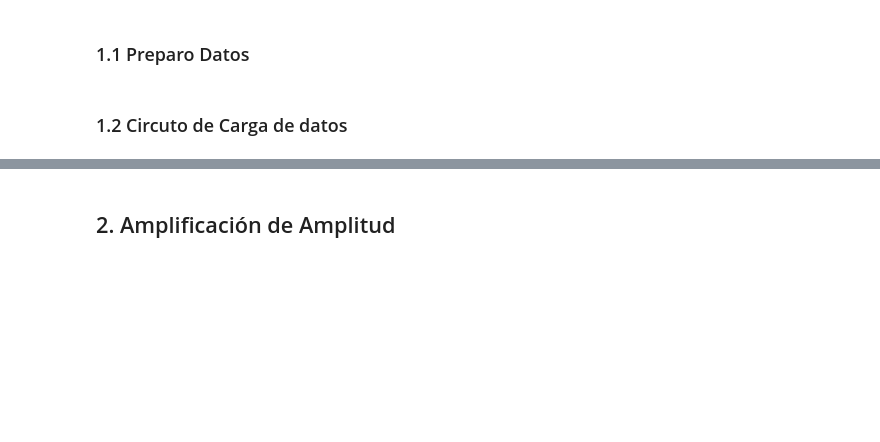
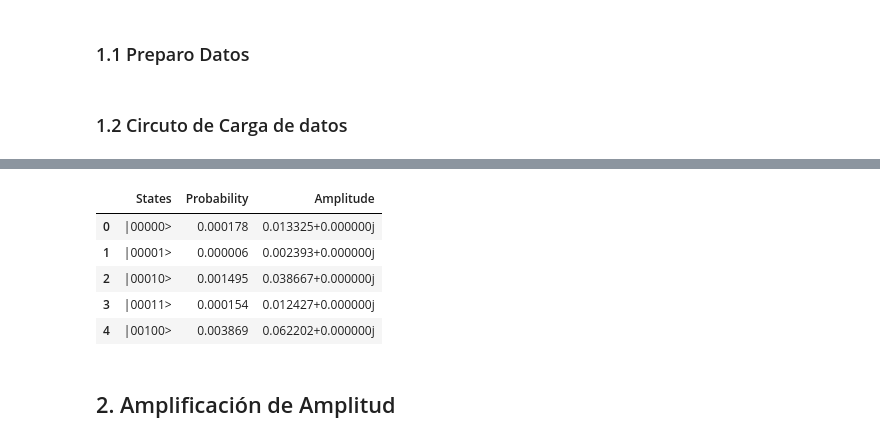
Before and after one commit to gonfeco/QLM, a Jupyter notebook: LoadProbability/QPA05_MultiplexorsWay.ipynb, the cells around one changed output, grey strips where cells are left out. Drawn from its saved outputs; the diff is of its cells as text; code cells hidden in the pictures; blank space fills up the shorter version.

Commit message:
Cambios a ser confirmados: 	modificado:     LoadProbability/QPA05_MultiplexorsWay.ipynb

```diff
--- a/LoadProbability/QPA05_MultiplexorsWay.ipynb
+++ b/LoadProbability/QPA05_MultiplexorsWay.ipynb
@@ -25 +22,4 @@ Username: gferro
+# %%
+from qat.qpus import PyLinalg
+lineal_qpu = PyLinalg()
 # %%
@@ -28,3 +30,11 @@ sys.path.append('/home/gferro/Documentos/NEASQC/ProgramasDefinitivos/')
+# %%
+def RunJob(job):
+    result = lineal_qpu.submit(job)
+    try:
+        State = PostProcessResults(result.join())
+    except AttributeError:
+        State = PostProcessResults(result)
+    return State
 # %% [markdown]
 # Quantum Phase Amplification
 # %% [markdown]
@@ -61,3 +71,7 @@ f_X = f(X)
 from QuantumMultiplexors_Module_examples import LoadingData
 # %%
 qprog = LoadingData(p_X, f_X)
+circuit = qprog.to_circ()
+%qatdisplay circuit
+job = circuit.to_job()
+InitialState = RunJob(job)
@@ -67,9 +80,12 @@ circuit = qprog.to_circ()
-# %%
-job = circuit.to_job()
-result = lineal_qpu.submit(job)
-InitialState = PostProcessResults(result.join())
 # %%
-InitialState
+InitialState.head()
+# %% [output]
+|  | States | Probability | Amplitude |
+| 0 | |00000> | 0.000178 | 0.013325+0.000000j |
+| 1 | |00001> | 0.000006 | 0.002393+0.000000j |
+| 2 | |00010> | 0.001495 | 0.038667+0.000000j |
+| 3 | |00011> | 0.000154 | 0.012427+0.000000j |
+| 4 | |00100> | 0.003869 | 0.062202+0.000000j |
 # %% [markdown]
 ## 2. Amplificación de Amplitud
 # %% [markdown]
```
Also changed, not shown: parts of 47 cells of this notebook.
